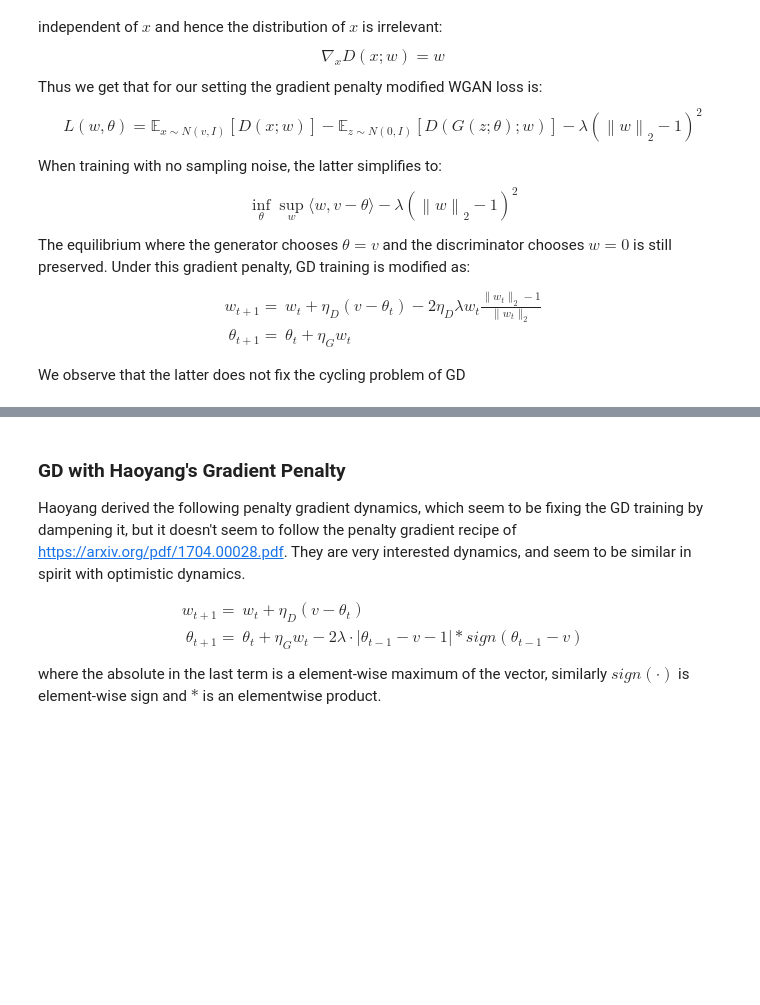
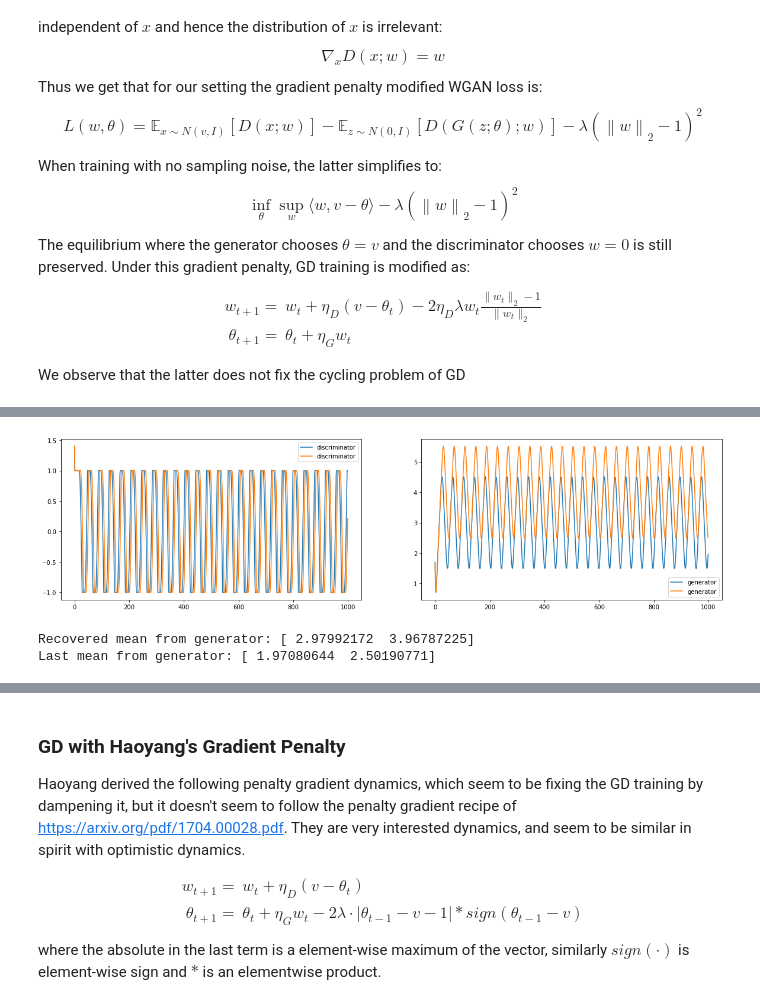
Before and after one commit to vsyrgkanis/optimistic_GAN_training, a Jupyter notebook: notebooks/Simple_GAN_example.ipynb, the cells around one changed output, grey strips where cells are left out. Drawn from its saved outputs; the diff is of its cells as text; code cells hidden in the pictures; blank space fills up the shorter version.

```diff
--- a/notebooks/Simple_GAN_example.ipynb
+++ b/notebooks/Simple_GAN_example.ipynb
@@ -185,0 +256,11 @@ Last mean from generator: [ 1.77182765  2.26763725]
+# %%
+# GD with Momentum
+w, theta = mean_learning_gd(v, 1000, .1, .1,
+                            gamma_D=0.5, gamma_G=0.5, train_gen_every=1,
+                            Nesterov=False, clip_D=1)
+
+plot_weights(w, theta)
+# %% [output]
+[figure, added]
+Recovered mean from generator: [ 2.97992172  3.96787225]
+Last mean from generator: [ 1.97080644  2.50190771]
```
Also changed, not shown: parts of 24 cells of this notebook.
